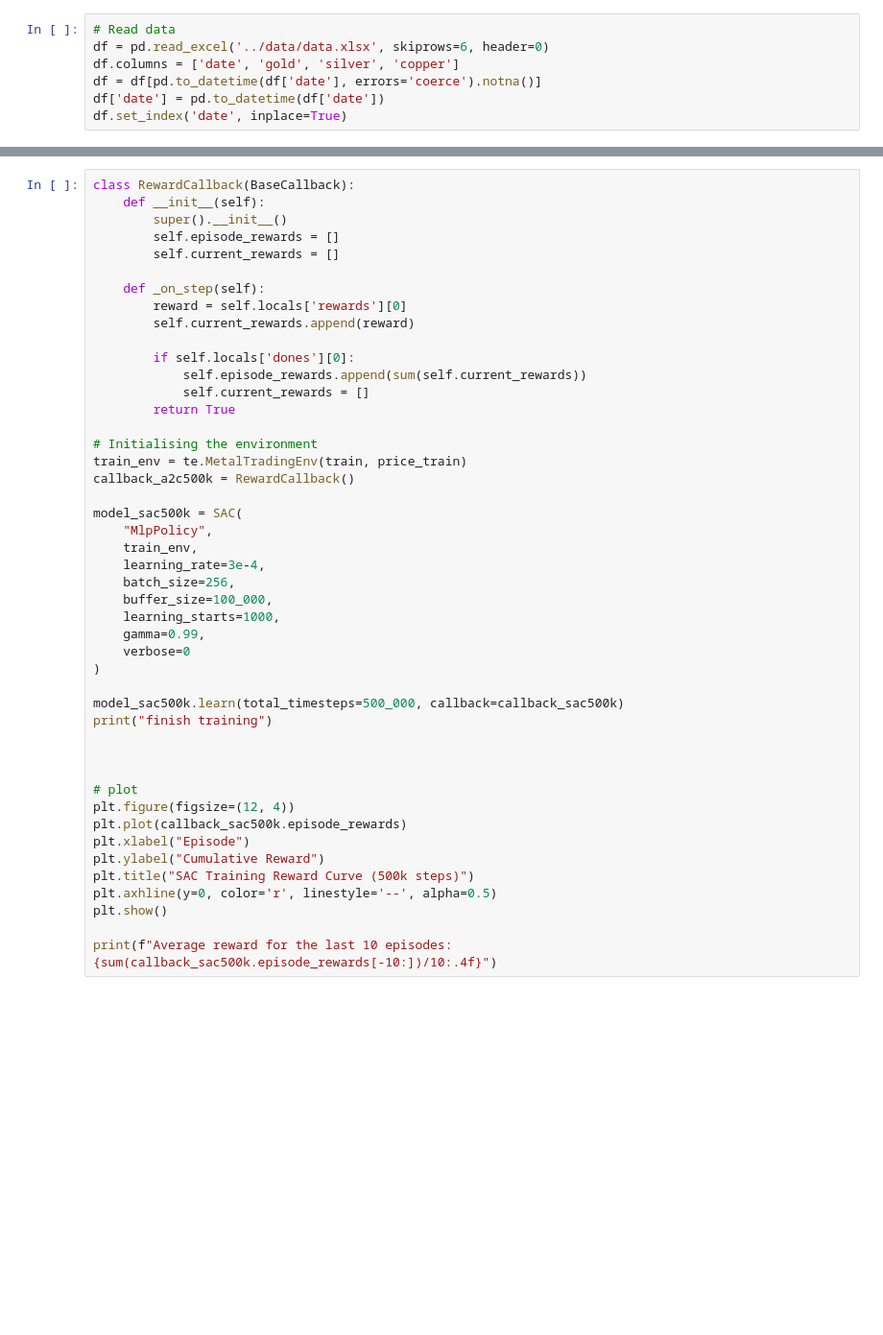
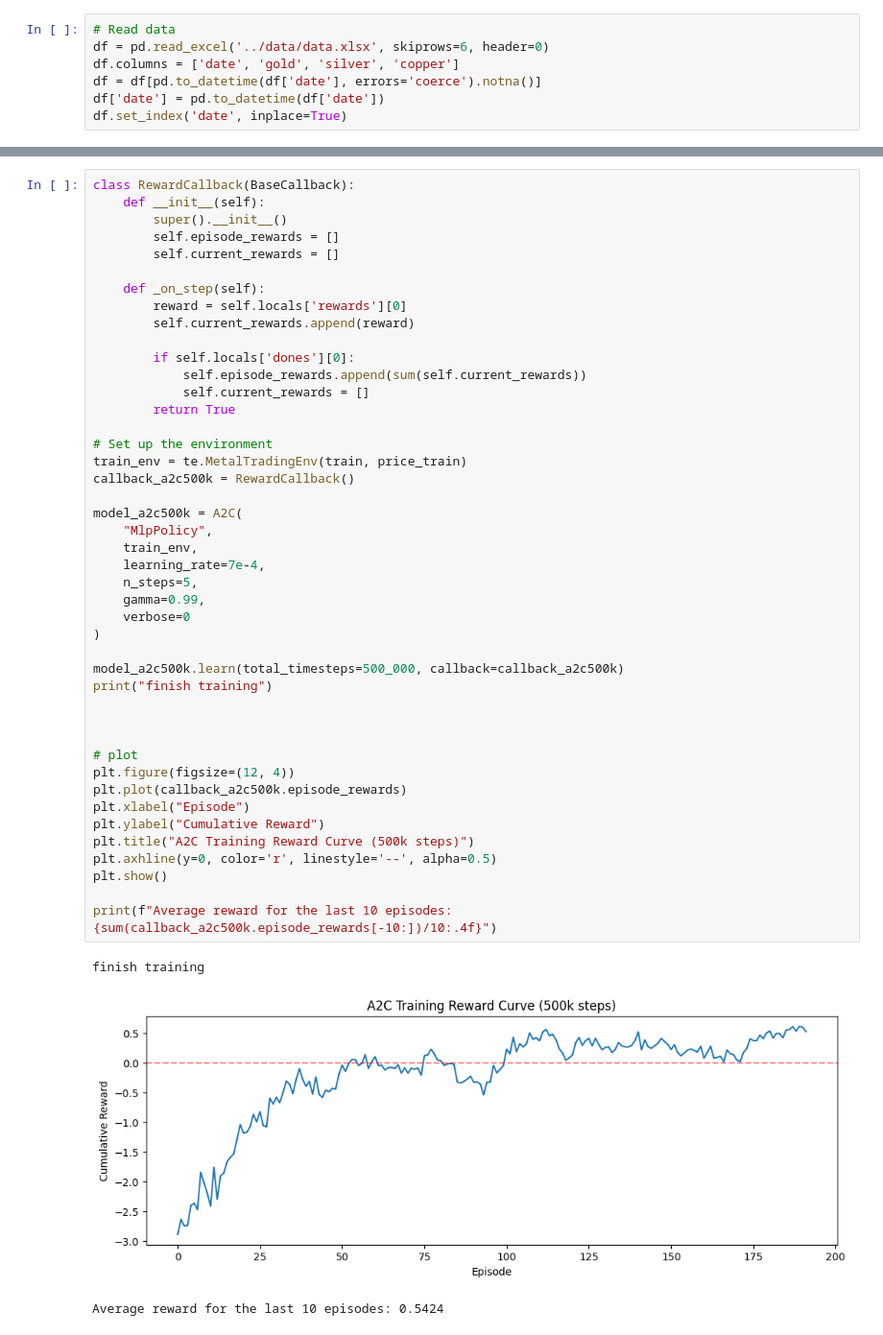
Before and after one commit to blackcatyu/DRL-for-Portfolio-Allocation, a Jupyter notebook: notebooks/04_train_step_return_a2c.ipynb, the cells around one changed output, grey strips where cells are left out. Shown at 96% size. Cells and saved outputs as stored; diff of their text form; blank space fills up the shorter version.

```diff
--- a/notebooks/04_train_step_return_a2c.ipynb
+++ b/notebooks/04_train_step_return_a2c.ipynb
@@ -41,40 +43,42 @@ class RewardCallback(BaseCallback):
 
     def _on_step(self):
         reward = self.locals['rewards'][0]
         self.current_rewards.append(reward)
 
         if self.locals['dones'][0]:
             self.episode_rewards.append(sum(self.current_rewards))
             self.current_rewards = []
         return True
 
-# Initialising the environment
+# Set up the environment
 train_env = te.MetalTradingEnv(train, price_train)
 callback_a2c500k = RewardCallback()
 
-model_sac500k = SAC(
+model_a2c500k = A2C(
     "MlpPolicy",
     train_env,
-    learning_rate=3e-4,
-    batch_size=256,
-    buffer_size=100_000,
-    learning_starts=1000,
+    learning_rate=7e-4,
+    n_steps=5,
     gamma=0.99,
     verbose=0
 )
 
-model_sac500k.learn(total_timesteps=500_000, callback=callback_sac500k)
+model_a2c500k.learn(total_timesteps=500_000, callback=callback_a2c500k)
 print("finish training")
 
 
 
 # plot
 plt.figure(figsize=(12, 4))
-plt.plot(callback_sac500k.episode_rewards)
+plt.plot(callback_a2c500k.episode_rewards)
 plt.xlabel("Episode")
 plt.ylabel("Cumulative Reward")
-plt.title("SAC Training Reward Curve (500k steps)")
+plt.title("A2C Training Reward Curve (500k steps)")
 plt.axhline(y=0, color='r', linestyle='--', alpha=0.5)
 plt.show()
 
-print(f"Average reward for the last 10 episodes: {sum(callback_sac500k.episode_rewards[-10:])/10:.4f}")
+print(f"Average reward for the last 10 episodes: {sum(callback_a2c500k.episode_rewards[-10:])/10:.4f}")
+# %% [output]
+finish training
+[figure, added]
+Average reward for the last 10 episodes: 0.5424
```
Also changed, not shown: parts of 6 cells of this notebook, 4 other files.
